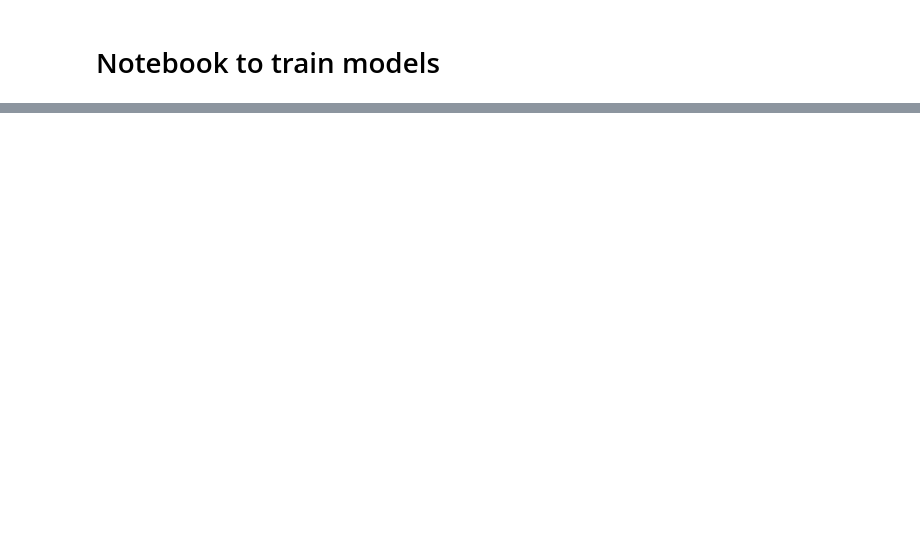
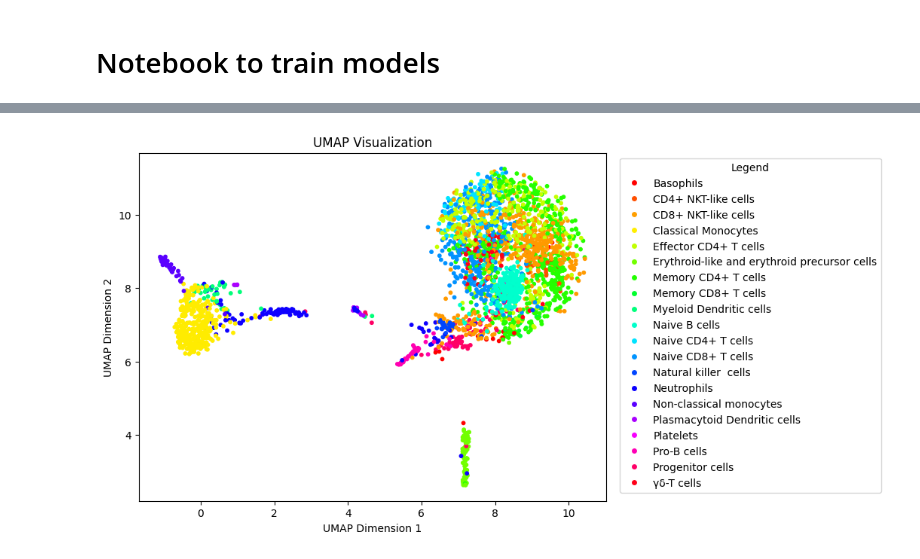
Before and after one commit to LeoAnd00/Masters_Thesis, a Jupyter notebook: code/cell_type_representation/cl_dummy_train1.ipynb, the cells around one changed output, grey strips where cells are left out. Drawn from its saved outputs; the diff is of its cells as text; code cells hidden in the pictures; blank space fills up the shorter version.

```diff
--- a/code/cell_type_representation/cl_dummy_train1.ipynb
+++ b/code/cell_type_representation/cl_dummy_train1.ipynb
@@ -31 +142,39 @@ adata = sc.read(file, cache=True)
+# %%
+# From begining
+all_preds_ordered = []
+all_X = []
+for i in all_preds_indices:
+    all_preds_ordered.append(train_env.data_env.target[i])
+    all_X.append(train_env.data_env.X[i].numpy())
+
+#loss_module = scRNASeq_model.SNNLoss(use_weights=True, targets=torch.tensor(train_env.data_env.target), temperature=1.0, device="cpu")#nn.CrossEntropyLoss()
+#loss = loss_module(torch.tensor(all_X),torch.tensor(all_preds_ordered))
+#print(f"Loss: {loss}")
+
+# Reverse transform labels
+#all_preds_ordered = data_env.label_encoder.inverse_transform(all_preds_ordered)
+
+# Create a UMAP embedding
+umap_model = umap.UMAP(n_neighbors=15, random_state=42)
+umap_embedding = umap_model.fit_transform(all_X)
+
+# Create a color mapping for the legend
+color_map = pd.Series(all_preds_ordered, dtype="category")
+cmap = plt.cm.get_cmap('hsv', len(color_map.cat.categories))
+
+# Visualize the UMAP embedding with a legend
+plt.figure(figsize=(8, 6))  # Adjust the figure size as needed
+scatter = plt.scatter(umap_embedding[:, 0], umap_embedding[:, 1], c=color_map.cat.codes, cmap='hsv', s=10)
+plt.title('UMAP Visualization')
+plt.xlabel('UMAP Dimension 1')
+plt.ylabel('UMAP Dimension 2')
+
+# Add a legend to the right of the plot
+legend_labels = {cat: str(train_env.data_env.label_encoder.inverse_transform([cat])[0]) for cat in color_map.cat.categories}
+handles = [plt.Line2D([0], [0], marker='o', color='w', label=legend_labels[cat], markerfacecolor=cmap(i / len(color_map.cat.categories))) for i, cat in enumerate(color_map.cat.categories)]
+plt.legend(handles=handles, title='Legend', bbox_to_anchor=(1.6, 1), loc='upper right')
+
+plt.show()
+# %% [output]
+[figure, added]
 # %%
```
Also changed, not shown: parts of 13 cells of this notebook, 1 other file.
